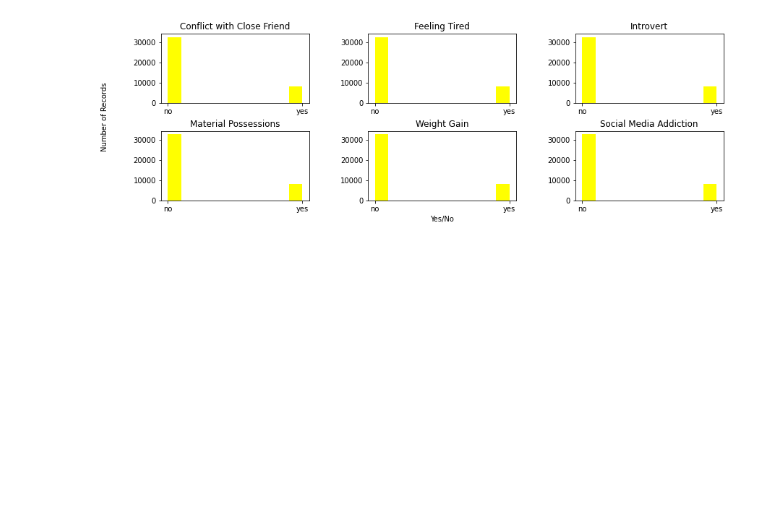
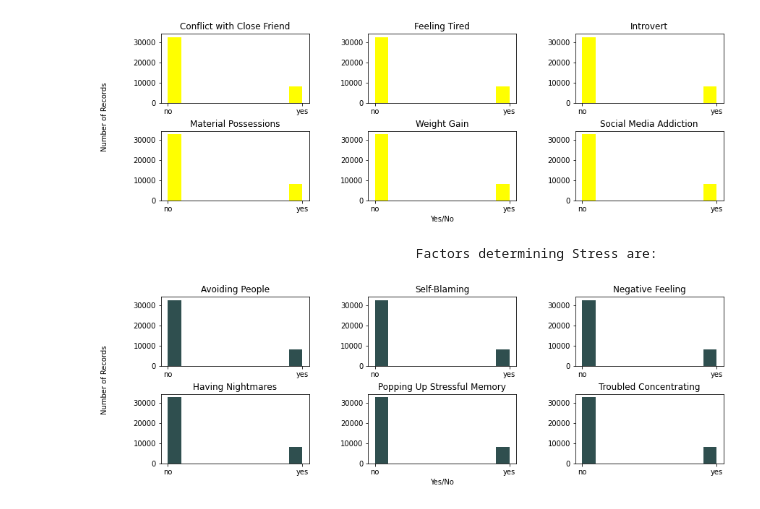
Before and after one commit to TreavVasu/abhisargah_PS-5, a Jupyter notebook: ml-work/abhisargah_PS5.ipynb, the cells around one changed output. Saved outputs shown, nothing was run; the diff lists cells and outputs as text; code cells hidden in the pictures; blank space fills up the shorter version.

Commit message:
Continued Visualization
Step 4

```diff
--- a/ml-work/abhisargah_PS5.ipynb
+++ b/ml-work/abhisargah_PS5.ipynb
@@ -116,3 +116,44 @@ plt.show()
 # %% [output]
                                          Factors determining Loneliness are:
 [figure]
+# %%
+print("\t\t\t\t\t Factors determining Stress are:")
+x=np.array(df[['avoids.people.or.activities']])
+y=np.array(df[['blamming.yourself']])
+z=np.array(df[['feeling.negative']])
+a=np.array(df[['having.nightmares']])
+b=np.array(df[['popping.up.stressful.memory']])
+c=np.array(df[['trouble.concentrating']])
+
+fig = plt.figure()
+ax1 = fig.add_subplot(231)
+ax2 = fig.add_subplot(232)
+ax3 = fig.add_subplot(233)
+ax4 = fig.add_subplot(234)
+ax5 = fig.add_subplot(235)
+ax6 = fig.add_subplot(236)
+
+ax1.hist(x,color='darkslategray')
+ax2.hist(y,color='darkslategray')
+ax3.hist(z,color='darkslategray')
+ax4.hist(a,color='darkslategray')
+ax5.hist(b,color='darkslategray')
+ax6.hist(c,color='darkslategray')
+
+# Set common labels
+fig.text(1.1, 0.009, 'Yes/No', ha='center', va='center')
+fig.text(0.02, 0.5, 'Number of Records', ha='center', va='center', rotation='vertical')
+
+ax1.set_title('Avoiding People')
+ax2.set_title('Self-Blaming')
+ax3.set_title('Negative Feeling')
+ax4.set_title('Having Nightmares')
+ax5.set_title('Popping Up Stressful Memory')
+ax6.set_title('Troubled Concentrating')
+
+plt.subplots_adjust(left=0.2, bottom=0.1, right=2, top=0.9, wspace=0.4, hspace=0.4)
+
+plt.show()
+# %% [output]
+                                         Factors determining Stress are:
+[figure, added]
```
